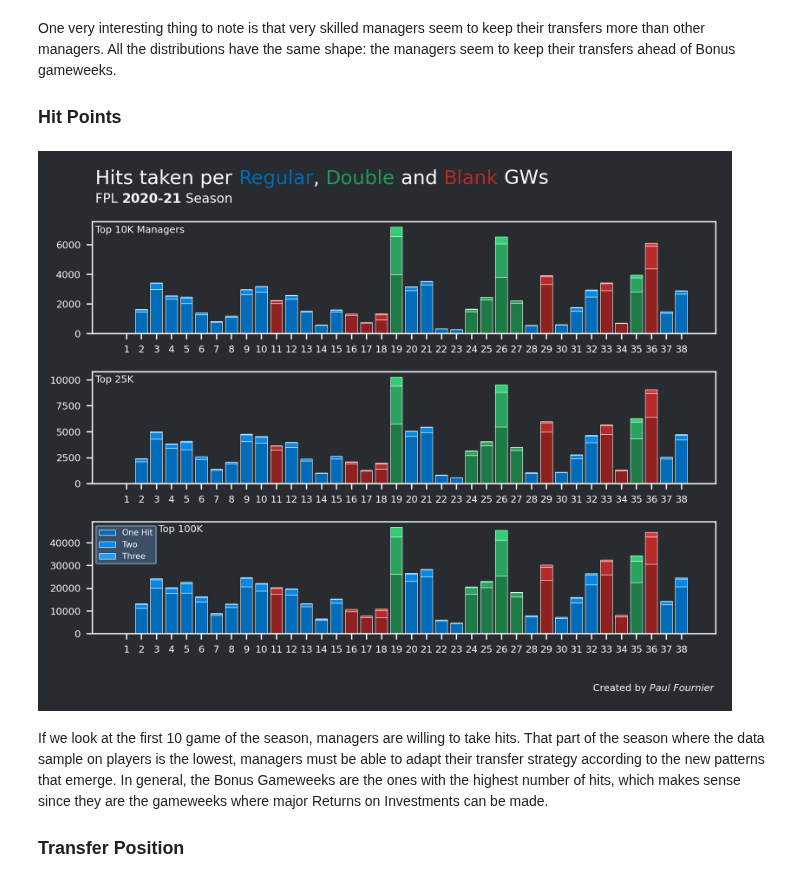
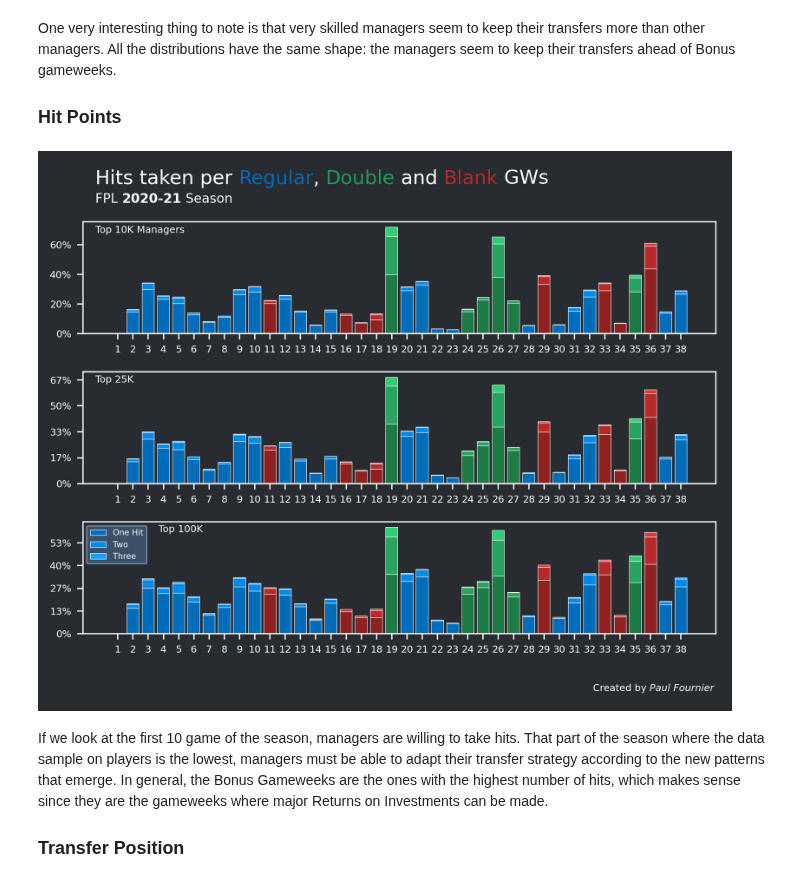
Before and after one commit to Fournierp/FPL, a Jupyter notebook: analysis/transfer.ipynb, the cells around one changed output. Drawn from its saved outputs; the diff is of its cells as text; code cells hidden in the pictures.

Commit message:
Changed graph type

```diff
--- a/analysis/transfer.ipynb
+++ b/analysis/transfer.ipynb
@@ -37,7 +37,7 @@ for gw in range(1, 39):
 import glob
 import os
 
-path = '../data/fpl_official/20-21/season/processed/'
+path = '../data/fpl_official/2020-21/season/processed/'
 all_files = (
     glob.glob(os.path.join(path, "free_transfers_[0-9][0-9][0-9][0-9].csv")) +
     glob.glob(os.path.join(path, "free_transfers_[0-9][0-9][0-9][0-9][0-9].csv")) +
@@ -163,7 +176,7 @@ One very interesting thing to note is that very skilled managers seem to keep th
 
 ### Hit Points
 # %%
-path = '../data/fpl_official/20-21/season/processed/'
+path = '../data/fpl_official/2020-21/season/processed/'
 all_files = (
     glob.glob(os.path.join(path, "hit_points_[0-9][0-9][0-9][0-9].csv")) +
     glob.glob(os.path.join(path, "hit_points_[0-9][0-9][0-9][0-9][0-9].csv")) +
@@ -228,6 +241,8 @@ for k, v in gw_type.items():
         patches[k-1].set_color('#30CF75')
         patches[k-1].set_edgecolor('w')
 axs[0].set_xticks(np.arange(1, 39), minor=False)
+vals = axs[0].get_yticks() / 10000
+axs[0].set_yticklabels(['{:,.0%}'.format(x) for x in vals])
 
 one, two, three, four = [], [], [], []
 for gw in range(1, 39):
@@ -276,6 +291,8 @@ for k, v in gw_type.items():
         patches[k-1].set_color('#30CF75')
         patches[k-1].set_edgecolor('w')
 axs[1].set_xticks(np.arange(1, 39), minor=False)
+vals = axs[1].get_yticks() / 15000
+axs[1].set_yticklabels(['{:,.0%}'.format(x) for x in vals])
 
 one, two, three, four = [], [], [], []
 for gw in range(1, 39):
@@ -330,6 +347,8 @@ for k, v in gw_type.items():
         patches[k-1].set_color('#30CF75')
         patches[k-1].set_edgecolor('w')
 axs[2].set_xticks(np.arange(1, 39), minor=False)
+vals = axs[2].get_yticks() / 75000
+axs[2].set_yticklabels(['{:,.0%}'.format(x) for x in vals])
 
 legend = axs[2].legend(prop={'size': 5}, labels=['One Hit', 'Two', 'Three'], frameon = 1)
 frame = legend.get_frame()
@@ -346,34 +365,34 @@ fig_text(
         ],
     fontsize=12, fontfamily=title_font, color=text_color, alpha=1)
 fig_text(
     x=0.09, y=1.025,
     s="FPL <2020-21> Season",
     highlight_textprops=[{"fontweight": "bold"}],
     fontsize=8, fontfamily=title_font, color=text_color, alpha=1)
 
 fig_text(
     x=0.09, y=0.955,
     s="Top 10K Managers",
     fontsize=6, fontfamily=title_font, color=text_color, alpha=1)
 fig_text(
     x=0.09, y=0.635,
     s="Top 25K",
     fontsize=6, fontfamily=title_font, color=text_color, alpha=1)
 fig_text(
     x=0.18, y=0.315,
     s="Top 100K",
     fontsize=6, fontfamily=title_font, color=text_color, alpha=1)
 
 fig_text(
     x=0.8, y=-0.025,
     s="Created by <Paul Fournier>",
     highlight_textprops=[{"fontstyle": "italic"}],
     fontsize=6, fontfamily=watermark_font, color=text_color)
 
 plt.tight_layout()
 plt.show()
 # %% [output]
-[figure, old version]
+[figure, new version]
 # %% [markdown]
 If we look at the first 10 game of the season, managers are willing to take hits. That part of the season where the data sample on players is the lowest, managers must be able to adapt their transfer strategy according to the new patterns that emerge. In general, the Bonus Gameweeks are the ones with the highest number of hits, which makes sense since they are the gameweeks where major Returns on Investments can be made.
 
```
Also changed, not shown: parts of 4 cells of this notebook.
